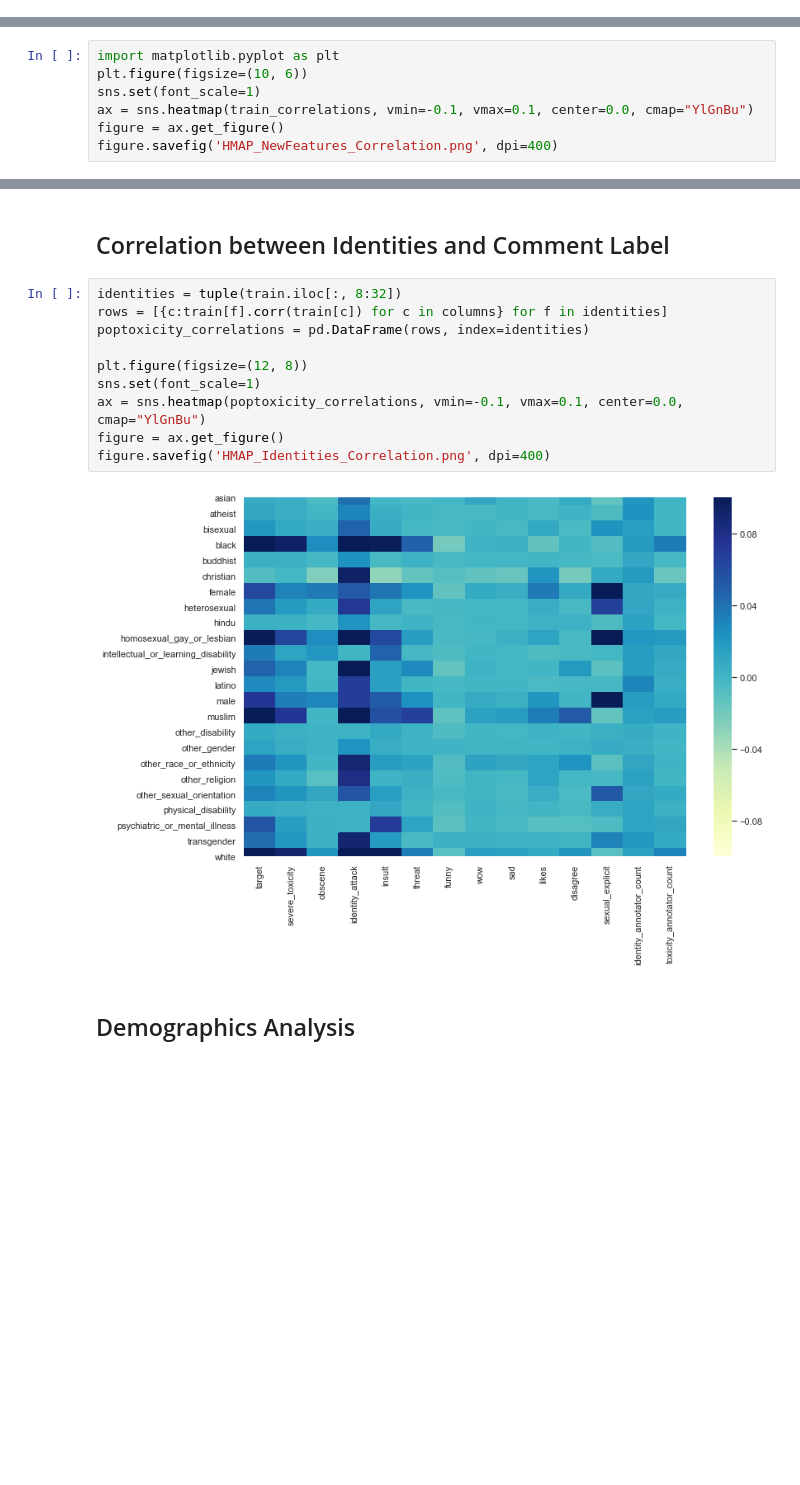
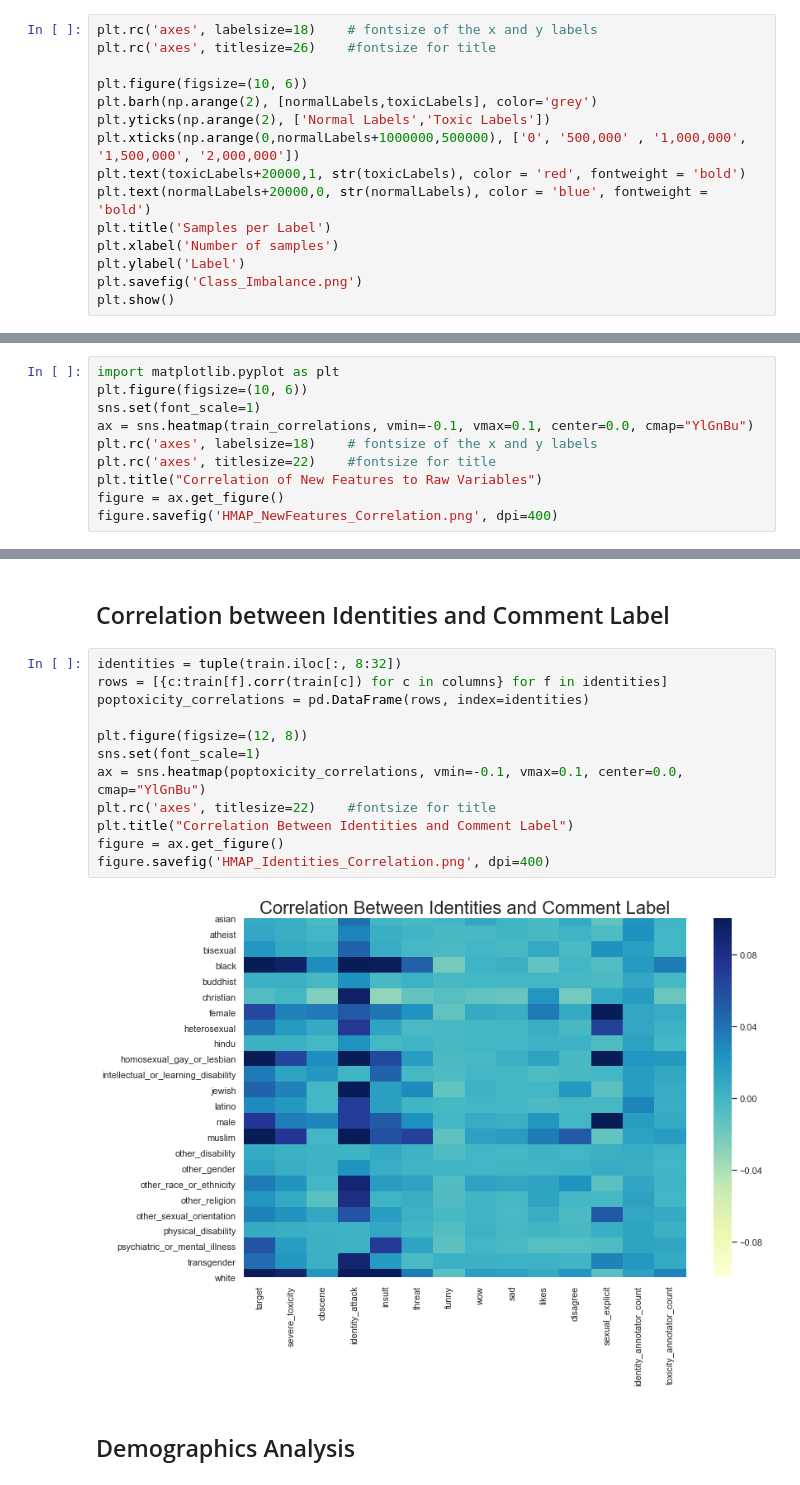
Before and after one commit to jsakhnin/NLPmodule, a Jupyter notebook: Data Analysis.ipynb, the cells around one changed output, grey strips where cells are left out. Drawn from its saved outputs; the diff is of its cells as text; blank space fills up the shorter version.

Commit message:
Final plots with titles

```diff
--- a/Data Analysis.ipynb
+++ b/Data Analysis.ipynb
@@ -25,0 +37,15 @@ from PIL import Image
+# %%
+plt.rc('axes', labelsize=18)    # fontsize of the x and y labels
+plt.rc('axes', titlesize=26)    #fontsize for title
+
+plt.figure(figsize=(10, 6))
+plt.barh(np.arange(2), [normalLabels,toxicLabels], color='grey')
+plt.yticks(np.arange(2), ['Normal Labels','Toxic Labels'])
+plt.xticks(np.arange(0,normalLabels+1000000,500000), ['0', '500,000' , '1,000,000', '1,500,000', '2,000,000'])
+plt.text(toxicLabels+20000,1, str(toxicLabels), color = 'red', fontweight = 'bold')
+plt.text(normalLabels+20000,0, str(normalLabels), color = 'blue', fontweight = 'bold')
+plt.title('Samples per Label')
+plt.xlabel('Number of samples')
+plt.ylabel('Label')
+plt.savefig('Class_Imbalance.png')
+plt.show()
@@ -90,6 +124,9 @@ import matplotlib.pyplot as plt
 plt.figure(figsize=(10, 6))
 sns.set(font_scale=1)
 ax = sns.heatmap(train_correlations, vmin=-0.1, vmax=0.1, center=0.0, cmap="YlGnBu")
+plt.rc('axes', labelsize=18)    # fontsize of the x and y labels
+plt.rc('axes', titlesize=22)    #fontsize for title
+plt.title("Correlation of New Features to Raw Variables")
 figure = ax.get_figure()
 figure.savefig('HMAP_NewFeatures_Correlation.png', dpi=400)
 # %% [output]
@@ -99,15 +136,17 @@ figure.savefig('HMAP_NewFeatures_Correlation.png', dpi=400)
 # %%
 identities = tuple(train.iloc[:, 8:32])
 rows = [{c:train[f].corr(train[c]) for c in columns} for f in identities]
 poptoxicity_correlations = pd.DataFrame(rows, index=identities)
 
 plt.figure(figsize=(12, 8))
 sns.set(font_scale=1)
 ax = sns.heatmap(poptoxicity_correlations, vmin=-0.1, vmax=0.1, center=0.0, cmap="YlGnBu")
+plt.rc('axes', titlesize=22)    #fontsize for title
+plt.title("Correlation Between Identities and Comment Label")
 figure = ax.get_figure()
 figure.savefig('HMAP_Identities_Correlation.png', dpi=400)
 # %% [output]
-[figure, old version]
+[figure, new version]
 # %% [markdown]
 ## Demographics Analysis
 # %% [markdown]
```
Also changed, not shown: parts of 13 cells of this notebook, 6 other files.
